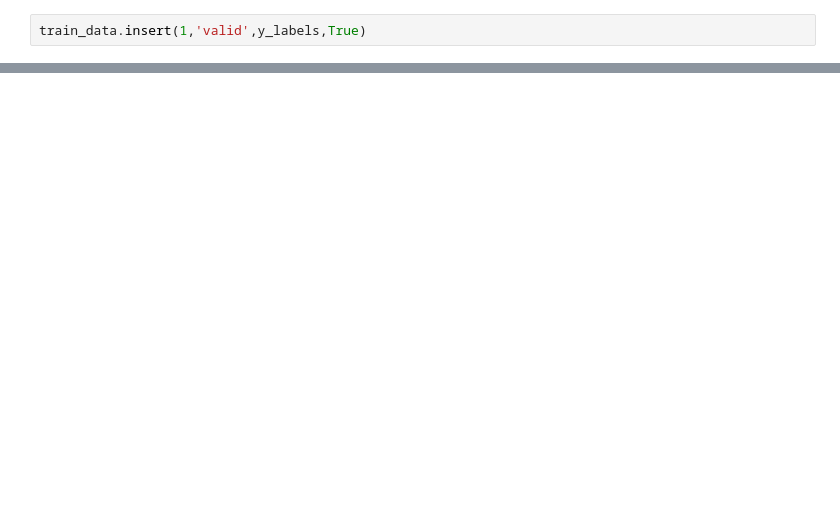
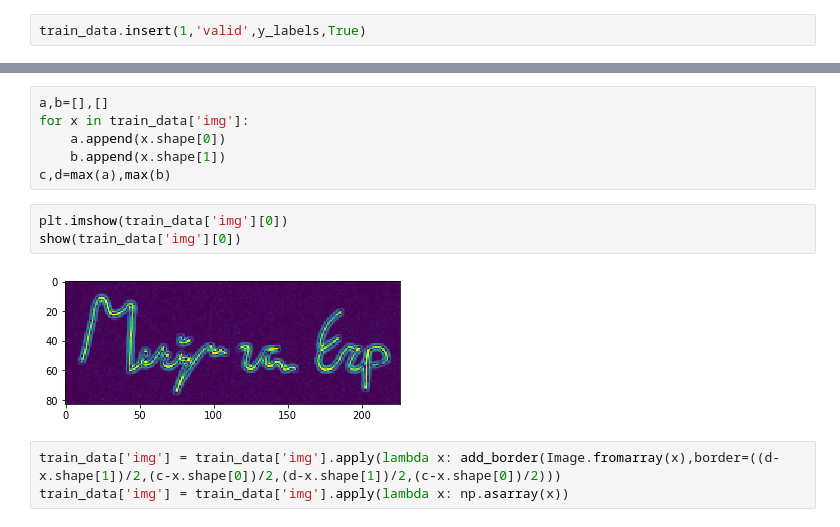
Before and after one commit to Dumiy/handwriting, a Jupyter notebook: Untitled.ipynb, the cells around one changed output, grey strips where cells are left out. Cells and saved outputs as stored; diff of their text form; blank space fills up the shorter version.

```diff
--- a/Untitled.ipynb
+++ b/Untitled.ipynb
@@ -59,0 +83,14 @@ train_data['img'][0].shape
+# %%
+a,b=[],[]
+for x in train_data['img']:
+    a.append(x.shape[0])
+    b.append(x.shape[1])
+c,d=max(a),max(b)
+# %%
+plt.imshow(train_data['img'][0])
+show(train_data['img'][0])
+# %% [output]
+[figure, added]
+# %%
+train_data['img'] = train_data['img'].apply(lambda x: add_border(Image.fromarray(x),border=((d-x.shape[1])/2,(c-x.shape[0])/2,(d-x.shape[1])/2,(c-x.shape[0])/2)))
+train_data['img'] = train_data['img'].apply(lambda x: np.asarray(x))
```
Also changed, not shown: parts of 52 cells of this notebook.
